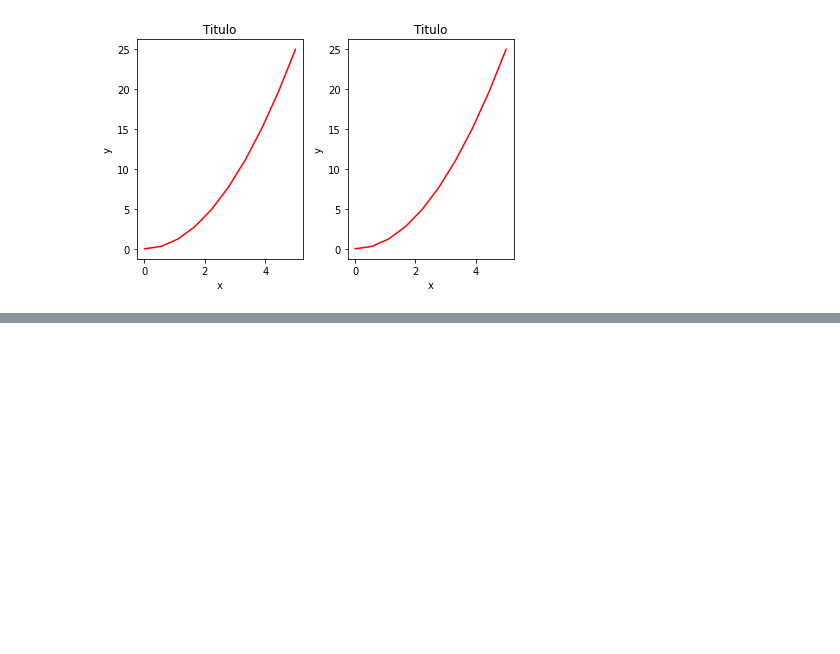
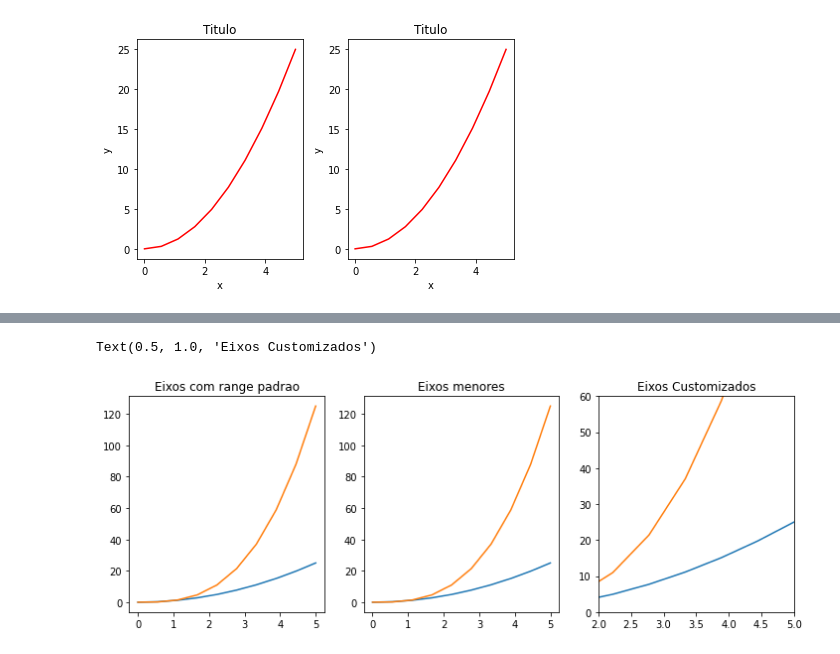
Before and after one commit to jonathan-JIPSlok/DataScience, a Jupyter notebook: Graficos_matplotlib/main.ipynb, the cells around one changed output, grey strips where cells are left out. Saved outputs shown, nothing was run; the diff lists cells and outputs as text; code cells hidden in the pictures; blank space fills up the shorter version.

```diff
--- a/Graficos_matplotlib/main.ipynb
+++ b/Graficos_matplotlib/main.ipynb
@@ -195,0 +230,18 @@ fig.tight_layout()
+# %%
+#Controle dos eixos
+fig, axes = plt.subplots(1,3, figsize = (12, 4))
+
+axes[0].plot(x, x**2, x, x**3)
+axes[0].set_title('Eixos com range padrao')
+
+axes[1].plot(x,x**2,x,x**3)
+axes[1].axis('tight')
+axes[1].set_title('Eixos menores')
+
+axes[2].plot(x, x**2, x, x**3)
+axes[2].set_ylim([0, 60])
+axes[2].set_xlim([2, 5])
+axes[2].set_title('Eixos Customizados')
+# %% [output]
+Text(0.5, 1.0, 'Eixos Customizados')
+[figure, added]
```
Also changed, not shown: parts of 11 cells of this notebook.
